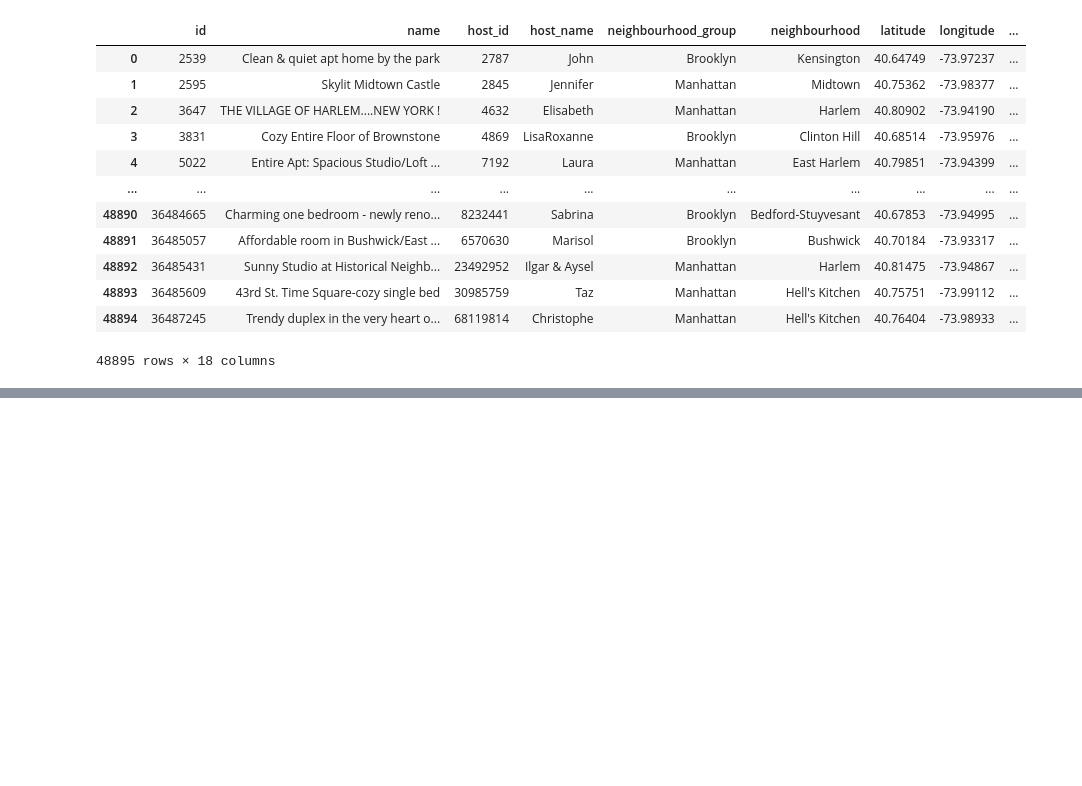
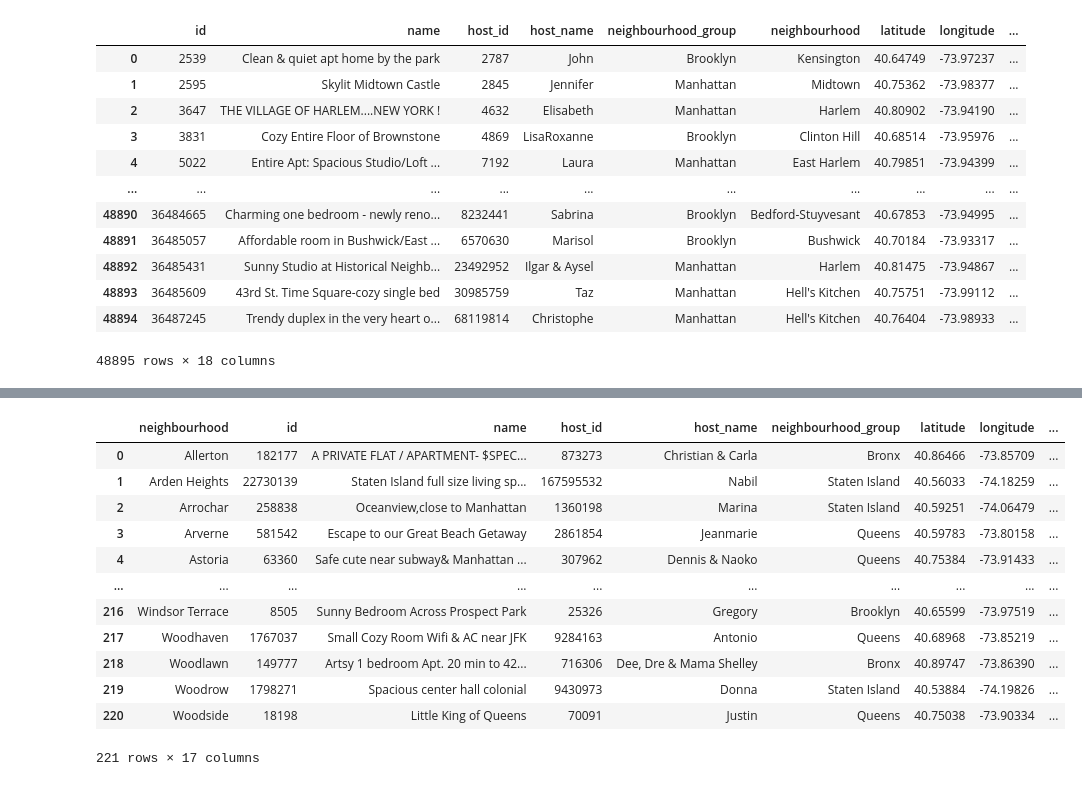
Before and after one commit to MartaAmoresCastillejo/LAB1, a Jupyter notebook: Lab1.ipynb, the cells around one changed output, grey strips where cells are left out. Cells and saved outputs as stored; diff of their text form; code cells hidden in the pictures; blank space fills up the shorter version.

```diff
--- a/Lab1.ipynb
+++ b/Lab1.ipynb
@@ -413,0 +405,4 @@ Como ya habíamos observado las personas han clasificado mayormente, con un 57.6
+# %%
+import pandas as pd
+data = pd.read_csv('airbnb.csv', encoding = 'latin_1')
+data.head()
@@ -413,0 +416,4 @@ Como ya habíamos observado las personas han clasificado mayormente, con un 57.6
+# %%
+data['last_review'].fillna(0, inplace=True)
+data['reviews_per_month'].fillna(0, inplace=True)
+data
@@ -413,0 +477,4 @@ Como ya habíamos observado las personas han clasificado mayormente, con un 57.6
+# %%
+barrios = data['neighbourhood'].value_counts()
+data['Frecuencia_barrios'] = data['neighbourhood'].map(barrios)
+data
@@ -413,0 +495,17 @@ Como ya habíamos observado las personas han clasificado mayormente, con un 57.6
+# %%
+data = data.groupby('neighbourhood').first().reset_index()
+data
+# %% [output]
+|  | neighbourhood | id | name | host_id | host_name | neighbourhood_group | latitude | longitude | ... |
+| 0 | Allerton | 182177 | A PRIVATE FLAT / APARTMENT- $SPEC... | 873273 | Christian & Carla | Bronx | 40.86466 | -73.85709 | ... |
+| 1 | Arden Heights | 22730139 | Staten Island full size living sp... | 167595532 | Nabil | Staten Island | 40.56033 | -74.18259 | ... |
+| 2 | Arrochar | 258838 | Oceanview,close to Manhattan | 1360198 | Marina | Staten Island | 40.59251 | -74.06479 | ... |
+| 3 | Arverne | 581542 | Escape to our Great Beach Getaway | 2861854 | Jeanmarie | Queens | 40.59783 | -73.80158 | ... |
+| 4 | Astoria | 63360 | Safe cute near subway& Manhattan ... | 307962 | Dennis & Naoko | Queens | 40.75384 | -73.91433 | ... |
+| ... | ... | ... | ... | ... | ... | ... | ... | ... | ... |
+| 216 | Windsor Terrace | 8505 | Sunny Bedroom Across Prospect Park | 25326 | Gregory | Brooklyn | 40.65599 | -73.97519 | ... |
+| 217 | Woodhaven | 1767037 | Small Cozy Room Wifi & AC near JFK | 9284163 | Antonio | Queens | 40.68968 | -73.85219 | ... |
+| 218 | Woodlawn | 149777 | Artsy 1 bedroom Apt. 20 min to 42... | 716306 | Dee, Dre & Mama Shelley | Bronx | 40.89747 | -73.86390 | ... |
+| 219 | Woodrow | 1798271 | Spacious center hall colonial | 9430973 | Donna | Staten Island | 40.53884 | -74.19826 | ... |
+| 220 | Woodside | 18198 | Little King of Queens | 70091 | Justin | Queens | 40.75038 | -73.90334 | ... |
+221 rows × 17 columns
```
Also changed, not shown: parts of 65 cells of this notebook.
